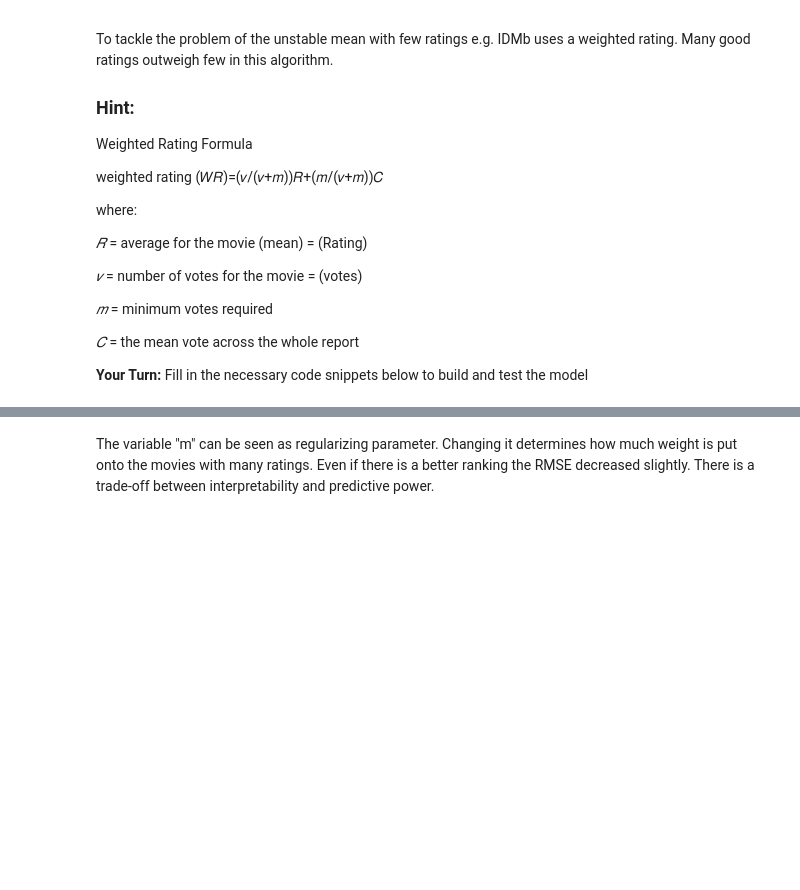
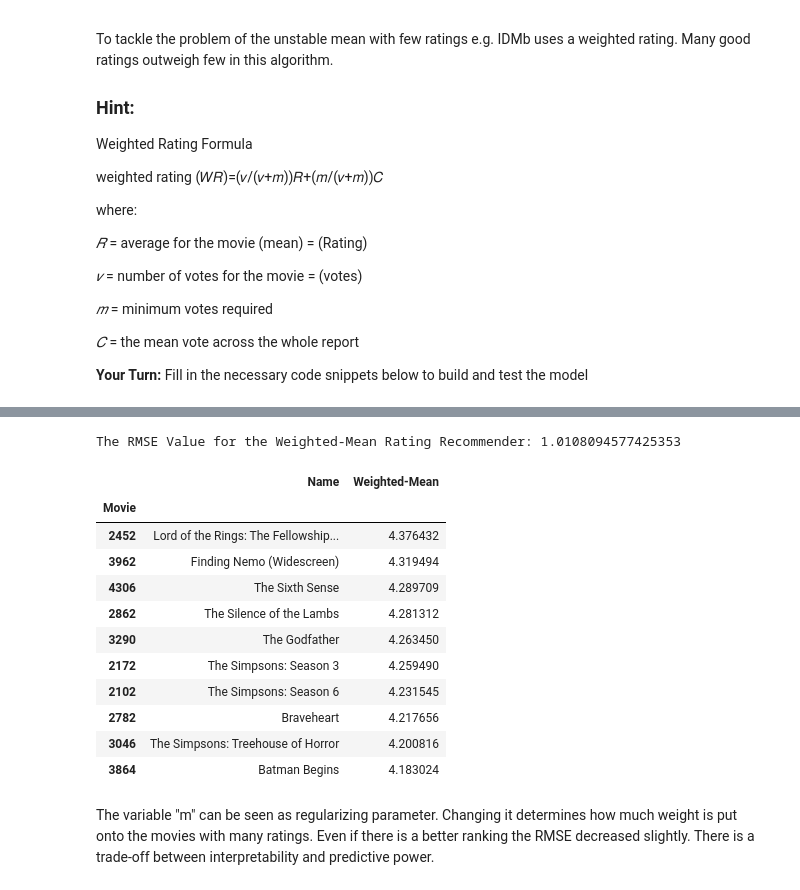
Before and after one commit to samirsebbah/mec-mini-projects, a Jupyter notebook: mec-17.4.1-recommendation-systems-mini-project/Mini_Project_Recommendation_Systems.ipynb, the cells around one changed output, grey strips where cells are left out. Cells and saved outputs as stored; diff of their text form; code cells hidden in the pictures; blank space fills up the shorter version.

```diff
--- a/mec-17.4.1-recommendation-systems-mini-project/Mini_Project_Recommendation_Systems.ipynb
+++ b/mec-17.4.1-recommendation-systems-mini-project/Mini_Project_Recommendation_Systems.ipynb
@@ -456,7 +547,10 @@ predictions_df.head(5)
 # %%
 # Compute RMSE
-y_true = <YOUR CODE HERE>
-y_pred = <YOUR CODE HERE>
+y_true = predictions_df['Rating']
+y_pred = predictions_df['Weighted-Mean']
 
-rmse = <YOUR CODE HERE>
+rmse = np.sqrt(mean_squared_error(y_true=y_true, y_pred=y_pred))
+
 print("The RMSE Value for the Weighted-Mean Rating Recommender:", rmse)
+# %% [output]
+The RMSE Value for the Weighted-Mean Rating Recommender: 1.0108094577425353
@@ -466,3 +557,20 @@ print("The RMSE Value for the Weighted-Mean Rating Recommender:", rmse)
+# %%
+# Ensure 'Weighted-Mean' column is included in combined_df
+combined_df = weighted_mean.join(movie_titles).join(ratings_mean).join(ratings_count)
+combined_df[['Name', 'Weighted-Mean']].sort_values(by='Weighted-Mean', ascending=False).head(10)
+# %% [output]
+|  | Name | Weighted-Mean |
+| Movie |  |  |
+| 2452 | Lord of the Rings: The Fellowship... | 4.376432 |
+| 3962 | Finding Nemo (Widescreen) | 4.319494 |
+| 4306 | The Sixth Sense | 4.289709 |
+| 2862 | The Silence of the Lambs | 4.281312 |
+| 3290 | The Godfather | 4.263450 |
+| 2172 | The Simpsons: Season 3 | 4.259490 |
+| 2102 | The Simpsons: Season 6 | 4.231545 |
+| 2782 | Braveheart | 4.217656 |
+| 3046 | The Simpsons: Treehouse of Horror | 4.200816 |
+| 3864 | Batman Begins | 4.183024 |
 # %% [markdown]
 The variable "m" can be seen as regularizing parameter. Changing it determines how much weight is put onto the movies with many ratings.
 Even if there is a better ranking the RMSE decreased slightly. There is a trade-off between interpretability and predictive power.
```
Also changed, not shown: parts of 46 cells of this notebook.
